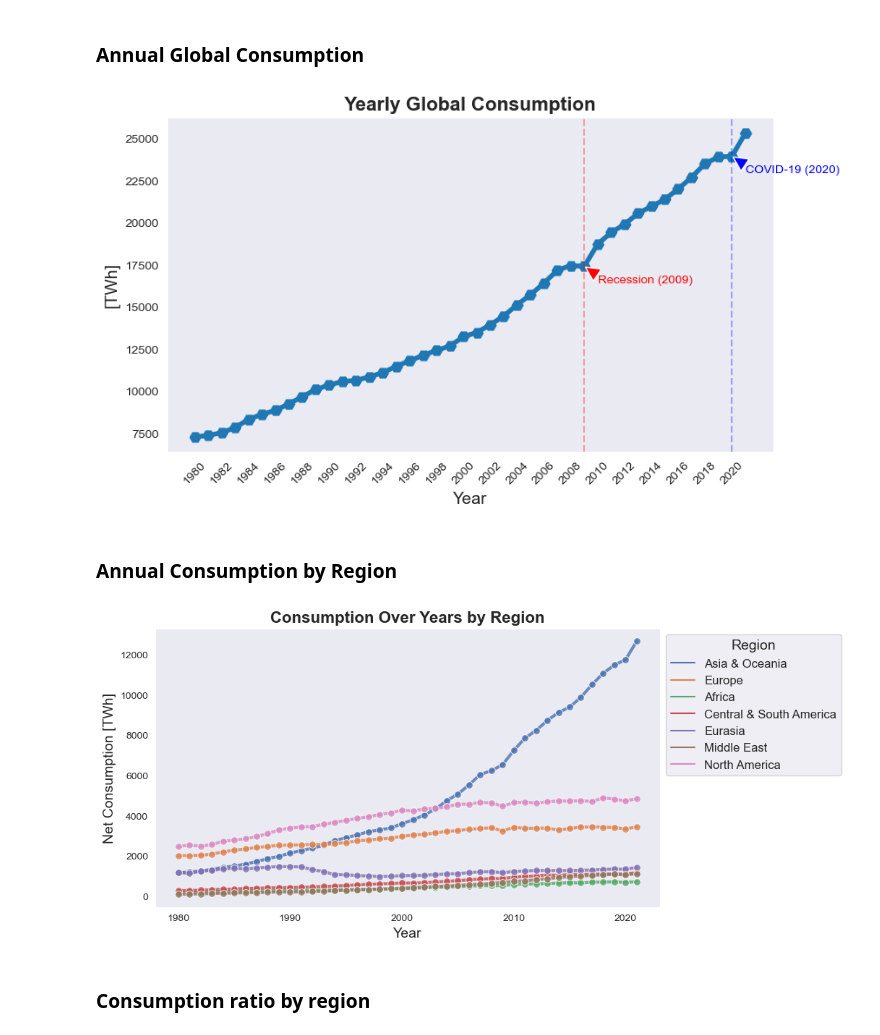
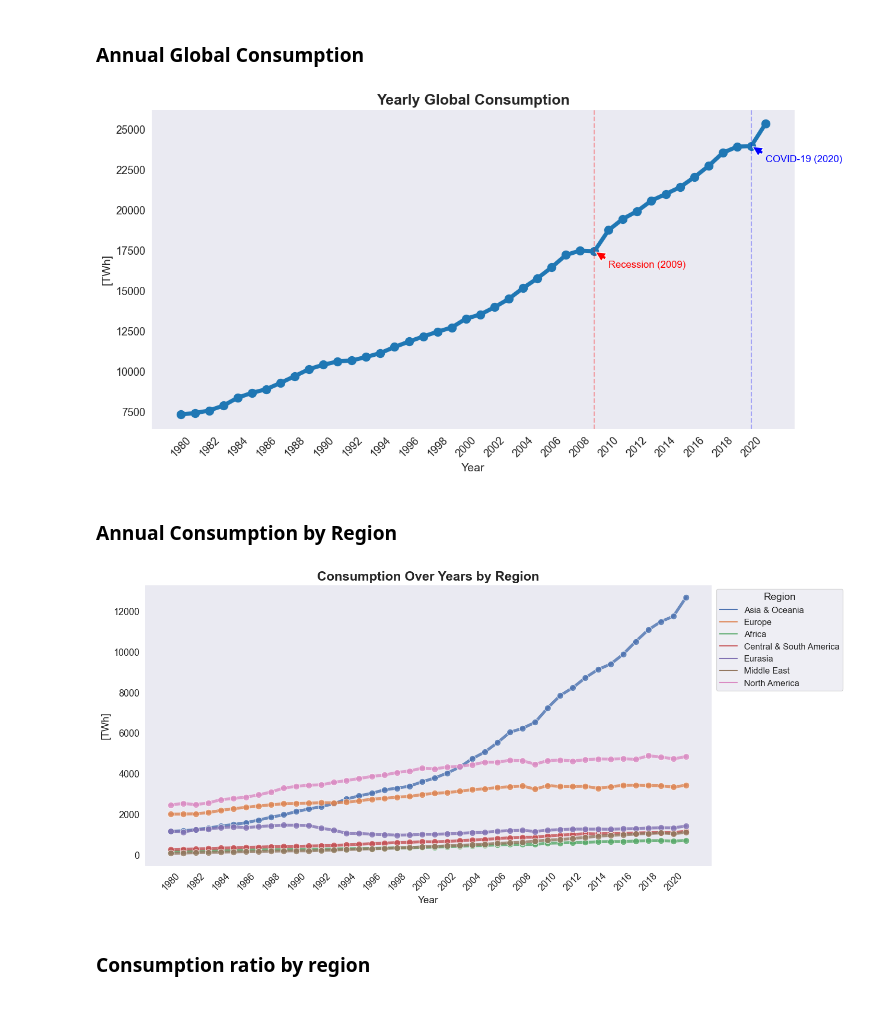
Before and after one commit to endritmustafa96/Global-Electricity-Consumption, a Jupyter notebook: 1. Notebook/Global_Electricity_Consumption.ipynb, the cells around one changed output. Saved outputs shown, nothing was run; the diff lists cells and outputs as text; code cells hidden in the pictures.

```diff
--- a/1. Notebook/Global_Electricity_Consumption.ipynb
+++ b/1. Notebook/Global_Electricity_Consumption.ipynb
@@ -432,37 +398,41 @@ sns.set_style('dark')
 # %%
 
 # Calculating yearly global consumption
 global_consumption_yearly = df_processed_final.groupby('Year')['Net Consumption [TWh]'].sum()
 
 # Plot for yearly global consumption
-global_consumption_yearly.plot(kind='line', figsize=(9,5), lw=4, marker='H', ms=9)
+global_consumption_yearly.plot(kind='line', figsize=(14,7), lw=5, marker='o', ms=10)
 
 # Adding annotations for recession in 2009
 plt.annotate('Recession (2009)', xy=(2009, global_consumption_yearly.loc[2009]),
             xytext=(2009+1, global_consumption_yearly.loc[2009] - 1000),
             arrowprops=dict(facecolor='red', shrink=0.08),
-            fontsize=10, color='red')
+            fontsize=12, color='red')
 
 # Adding annotations for COVID-19 period in 2020
 plt.annotate('COVID-19 (2020)', xy=(2020, global_consumption_yearly.loc[2020]),
             xytext=(2020+1, global_consumption_yearly.loc[2020] - 1000),
             arrowprops=dict(facecolor='blue', shrink=0.08),
-            fontsize=10, color='blue')
+            fontsize=12, color='blue')
 
 # Adding lines to highlight recession in 2009 and COVID-19 period in 2020
 plt.axvline(x=2009, color='red', linestyle='--', linewidth=2, label='Recession (2009)', lw=1.5, alpha=0.3)
 plt.axvline(x=2020, color='blue', linestyle='--', linewidth=2, label='COVID-19 (2020)', lw=1.5, alpha=0.3)
 
 # Additional formatting
-plt.title('Yearly Global Consumption', fontsize=16, fontweight='bold')
+plt.title('Yearly Global Consumption', fontsize=18, fontweight='bold')
 plt.xlabel('Year', fontsize=14)
 plt.ylabel('[TWh]', fontsize=14)
-plt.xticks(list(range(1980, 2021, 2)), rotation=45)
+plt.xticks(list(range(1980, 2021, 2)), rotation=45, fontsize=13)
+plt.yticks(fontsize=13)
+
+# # Saving the plot
+# plt.savefig('../3. Report/1_YearlyCons.jpg')
 
 # Show the plot
 plt.show()
 # %% [output]
-[figure, old version]
+[figure, new version]
 # %% [markdown]
 ### Annual Consumption by Region
 # %%
@@ -470,7 +440,7 @@ plt.show()
 custom_palette = sns.color_palette("deep", n_colors=len(df_processed_final['Region'].unique()))
 
 # Setting the fig_size
-fig, ax = plt.subplots(figsize=(9, 5))
+fig, ax = plt.subplots(figsize=(14,7))
 
 # Plot for consumption over the years by region
 sns.lineplot(
@@ -482,16 +452,18 @@ sns.lineplot(
     errorbar=None,  # No confidence interval shading
     palette=custom_palette,
     marker='o',  # Add markers at data points
-    markersize=7,  # Adjust marker size
-    linewidth=3,  # Line width
+    markersize=9,  # Adjust marker size
+    linewidth=4,  # Line width
     alpha=0.8,  # Set transparency (alpha)
     ax=ax
 )
 
 # Adding a title and labels
-plt.title('Consumption Over Years by Region', fontsize=16, fontweight='bold')
+plt.title('Consumption Over Years by Region', fontsize=18, fontweight='bold')
 plt.xlabel('Year', fontsize=14)
-plt.ylabel('Net Consumption [TWh]', fontsize=14)
+plt.ylabel('[TWh]', fontsize=14)
+plt.xticks(list(range(1980, 2021, 2)), rotation=45, fontsize=13)
+plt.yticks(fontsize=13)
 
 # Customizing the legend
 plt.legend(title='Region', title_fontsize='14', fontsize='12', loc='upper left', bbox_to_anchor=(1, 1))
@@ -502,10 +474,13 @@ plt.legend(title='Region', title_fontsize='14', fontsize='12', loc='upper left',
 # # Adding a background color to the plot
 # ax.set_facecolor('#f7f7f7')
 
+# Saving the plot
+#plt.savefig('../3. Report/2_YearlyConsRegions.jpg', bbox_inches='tight')
+
 # Show the plot
 plt.show()
 # %% [output]
-[figure, old version]
+[figure, new version]
 # %% [markdown]
 ### Consumption ratio by region
 # %%
```
Also changed, not shown: parts of 47 cells of this notebook.
